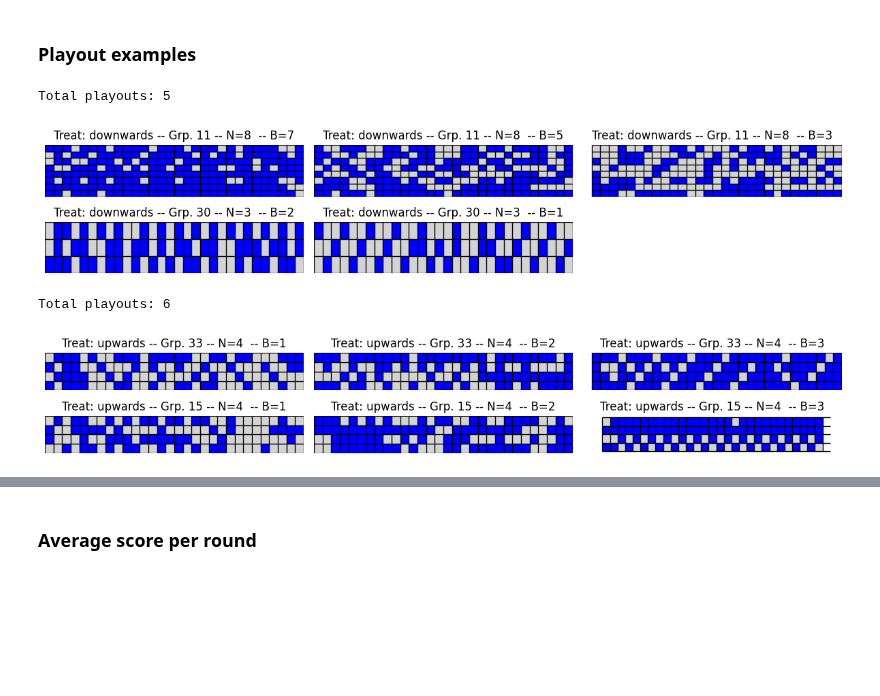
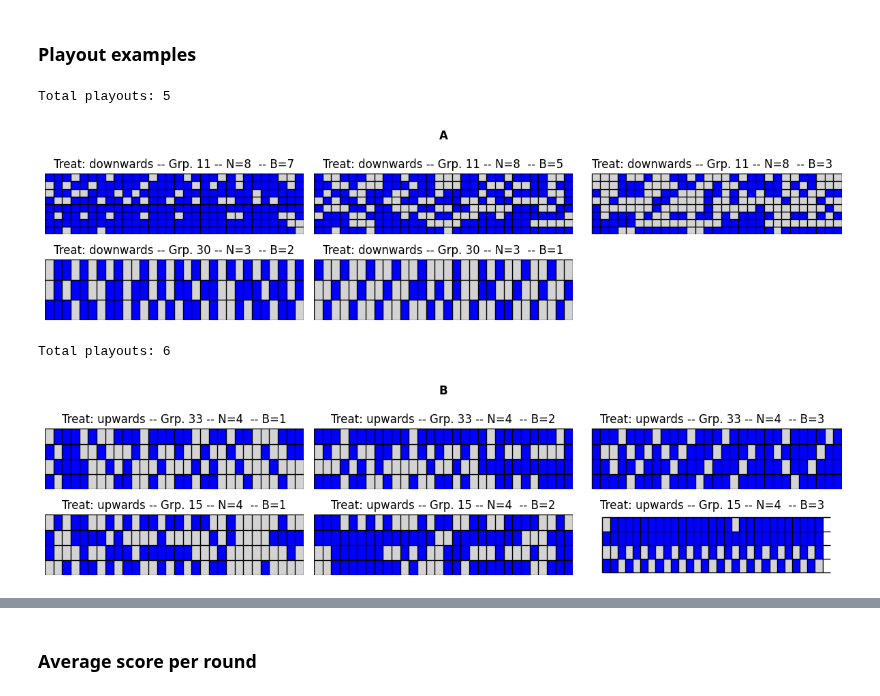
Before and after one commit to EAndrade-Lotero/Cognitive_Models_El_Farol_Bar_Problem, a Jupyter notebook: Figures for article/Figure12.ipynb, the cells around one changed output, grey strips where cells are left out. Saved outputs shown, nothing was run; the diff lists cells and outputs as text; code cells hidden in the pictures; blank space fills up the shorter version.

```diff
--- a/Figures for article/Figure12.ipynb
+++ b/Figures for article/Figure12.ipynb
@@ -96,42 +98,43 @@ for key, grp in dfA.groupby(['group', 'threshold']):
 grid = Grid(num_playouts, vertical=False)
 fig, axes = plt.subplots(
     grid.rows, grid.cols,
-    figsize=(grid.cols*4, grid.rows*1.2),
+    figsize=(grid.cols*4, grid.rows*1.5),
     tight_layout=True
 )
 
 counter = 0
 for group in groups:
     grp = dfA[dfA['group'] == group]
     num_pl = grp['num_players'].unique()[0]
     treatment = grp['treatment'].unique()[0]
     for threshold in grp['threshold'].unique():
         grp_thres = grp[grp['threshold'] == threshold]
         # print(f"{grp_thres['num_players'].unique()[0]} players in group {group} with threshold {threshold}")
         # print(grid.index_to_pair(counter))
         bar_renderer = BarRenderer(data=grp_thres)
         bar_renderer.render(
             ax=axes[grid.index_to_pair(counter)],
             title=f"Treat: {treatment} -- Grp. {group} -- N={grp_thres['num_players'].unique()[0]}  -- B={int(threshold * num_pl)}",
             # title=f"Group ({i+1})",
             num_rounds=30
         )
         counter += 1
 
 for i in range(counter):
     axes[grid.index_to_pair(counter)].set_axis_off()
 
 print(f"Total playouts: {counter}")
 
 # Convert figure to image array
+fig.suptitle("A", fontweight="bold")
 fig.canvas.draw()
 rgba_bytes = fig.canvas.buffer_rgba().tobytes()
 width, height = fig.canvas.get_width_height()
 pil_image = PIL.Image.frombytes(mode="RGBA", size=[width, height], data=rgba_bytes)
-first_row_array = np.array(pil_image)
+panel_A = np.array(pil_image)
 # %% [output]
 Total playouts: 5
-[figure, old version]
+[figure, new version]
 # %%
 #-------------------------------
 # Select groups
@@ -151,7 +154,7 @@ for key, grp in dfA.groupby(['group', 'threshold']):
 grid = Grid(num_playouts, vertical=False)
 fig, axes = plt.subplots(
     grid.rows, grid.cols,
-    figsize=(grid.cols*4, grid.rows),
+    figsize=(grid.cols*4, grid.rows*1.5),
     tight_layout=True
 )
 
@@ -175,11 +178,12 @@ for group in groups:
 print(f"Total playouts: {counter}")
 
 # Convert figure to image array
+fig.suptitle("B", fontweight="bold")
 fig.canvas.draw()
 rgba_bytes = fig.canvas.buffer_rgba().tobytes()
 width, height = fig.canvas.get_width_height()
 pil_image = PIL.Image.frombytes(mode="RGBA", size=[width, height], data=rgba_bytes)
-second_row_array = np.array(pil_image)
+panel_B = np.array(pil_image)
 # %% [output]
 Total playouts: 6
-[figure, old version]
+[figure, new version]
```
Also changed, not shown: parts of 28 cells of this notebook, 1 other file.
